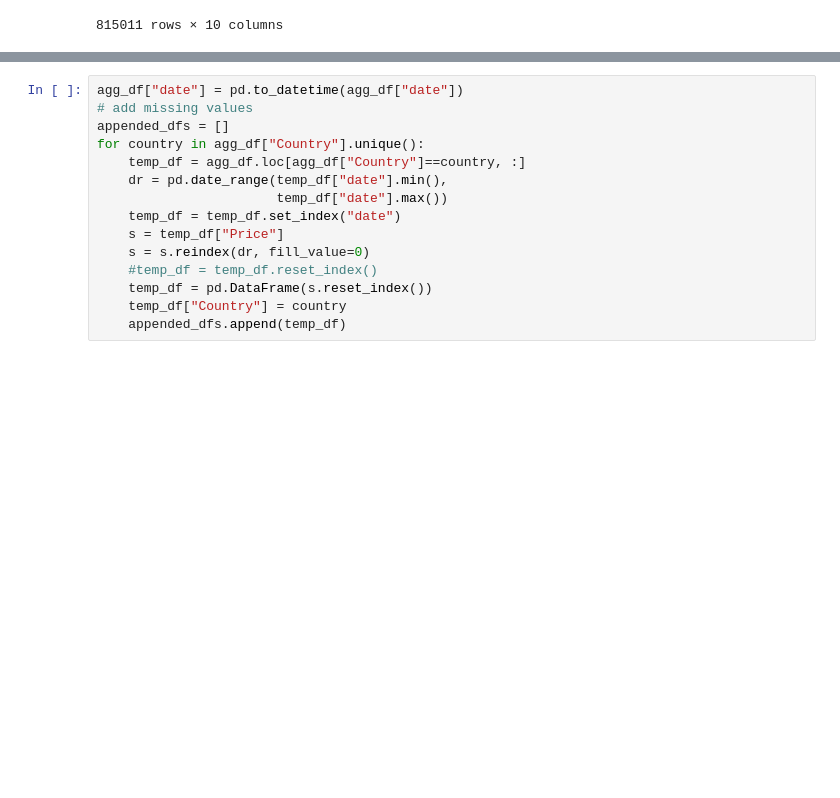
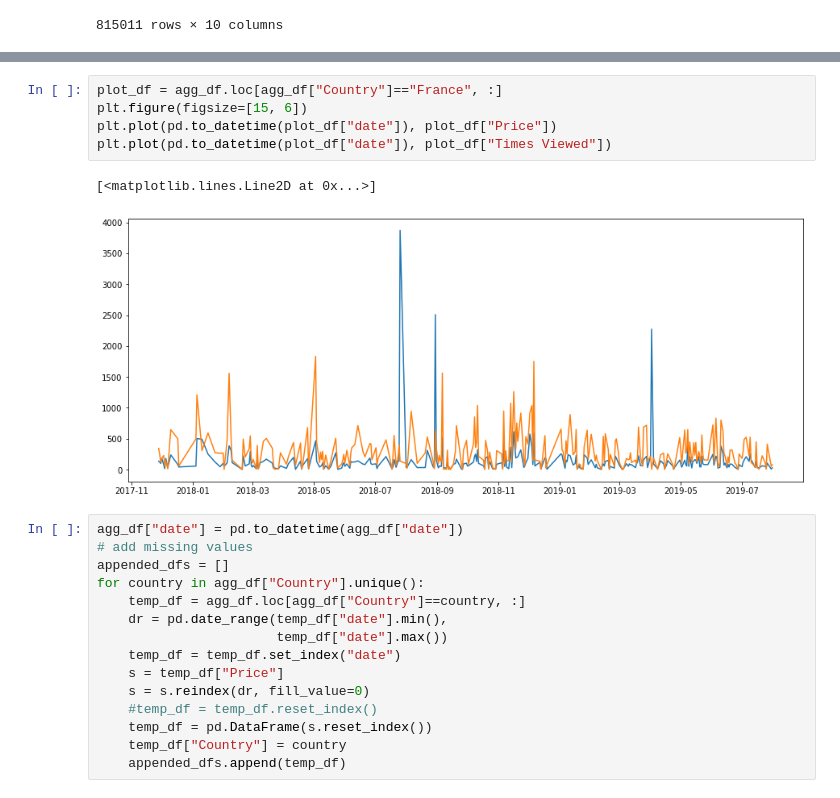
Before and after one commit to mperini/ai-workflow-capstone, a Jupyter notebook: notebooks/Data prep.ipynb, the cells around one changed output, grey strips where cells are left out. Saved outputs shown, nothing was run; the diff lists cells and outputs as text; blank space fills up the shorter version.

```diff
--- a/notebooks/Data prep.ipynb
+++ b/notebooks/Data prep.ipynb
@@ -42,3 +42,11 @@ agg_df
+# %%
+plot_df = agg_df.loc[agg_df["Country"]=="France", :]
+plt.figure(figsize=[15, 6])
+plt.plot(pd.to_datetime(plot_df["date"]), plot_df["Price"])
+plt.plot(pd.to_datetime(plot_df["date"]), plot_df["Times Viewed"])
+# %% [output]
+[<matplotlib.lines.Line2D at 0x...>]
+[figure, added]
 # %%
 agg_df["date"] = pd.to_datetime(agg_df["date"])
 # add missing values
```
Also changed, not shown: parts of 2 cells of this notebook, 4 other files.
